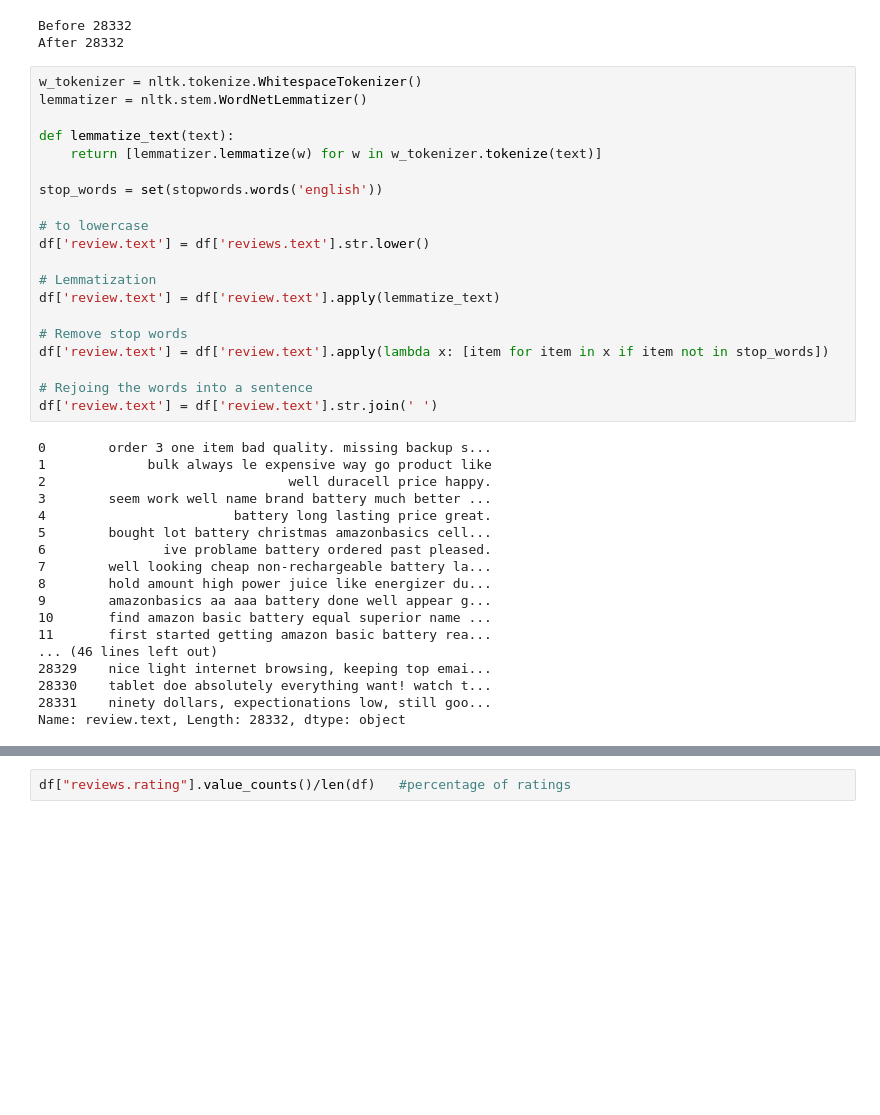
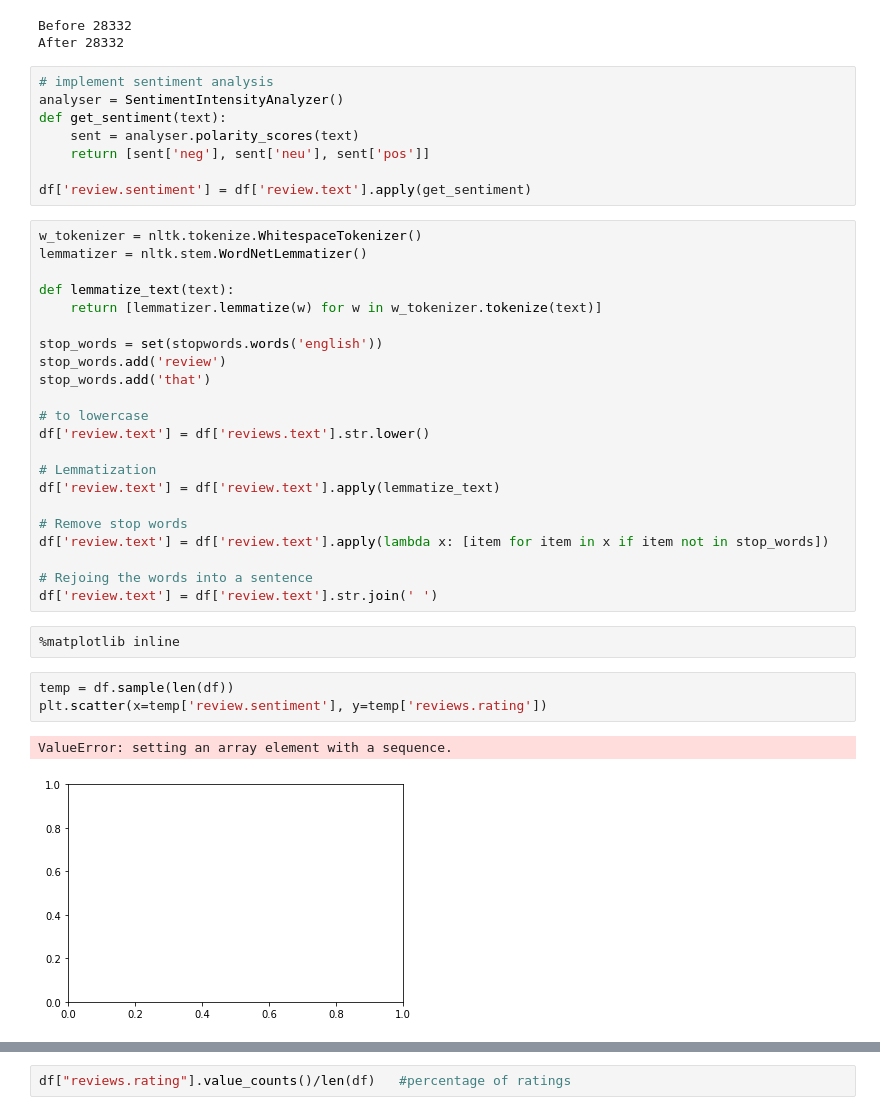
Before and after one commit to Naveen8297/irta, a Jupyter notebook: amazon.ipynb, the cells around one changed output, grey strips where cells are left out. Cells and saved outputs as stored; diff of their text form; blank space fills up the shorter version.

```diff
--- a/amazon.ipynb
+++ b/amazon.ipynb
@@ -92,6 +94,14 @@ dataAfter["reviews.rating"] = dataAfter["reviews.rating"].astype(int)
 # %% [output]
 Before 28332
 After 28332
+# %%
+# implement sentiment analysis
+analyser = SentimentIntensityAnalyzer()
+def get_sentiment(text):
+    sent = analyser.polarity_scores(text)
+    return [sent['neg'], sent['neu'], sent['pos']]
+
+df['review.sentiment'] = df['review.text'].apply(get_sentiment)
 # %%
 w_tokenizer = nltk.tokenize.WhitespaceTokenizer()
 lemmatizer = nltk.stem.WordNetLemmatizer()
@@ -100,6 +110,8 @@ def lemmatize_text(text):
     return [lemmatizer.lemmatize(w) for w in w_tokenizer.tokenize(text)]
 
 stop_words = set(stopwords.words('english'))
+stop_words.add('review')
+stop_words.add('that')
 
 # to lowercase
 df['review.text'] = df['reviews.text'].str.lower()
@@ -112,21 +124,11 @@ df['review.text'] = df['review.text'].apply(lambda x: [item for item in x if ite
 
 # Rejoing the words into a sentence
 df['review.text'] = df['review.text'].str.join(' ')
-# %% [output]
-0        order 3 one item bad quality. missing backup s...
-1             bulk always le expensive way go product like
-2                               well duracell price happy.
-3        seem work well name brand battery much better ...
-4                        battery long lasting price great.
-5        bought lot battery christmas amazonbasics cell...
-6               ive problame battery ordered past pleased.
-7        well looking cheap non-rechargeable battery la...
-8        hold amount high power juice like energizer du...
-9        amazonbasics aa aaa battery done well appear g...
-10       find amazon basic battery equal superior name ...
-11       first started getting amazon basic battery rea...
-... (46 lines left out)
-28329    nice light internet browsing, keeping top emai...
-28330    tablet doe absolutely everything want! watch t...
-28331    ninety dollars, expectionations low, still goo...
-Name: review.text, Length: 28332, dtype: object
+# %%
+%matplotlib inline
+# %%
+temp = df.sample(len(df))
+plt.scatter(x=temp['review.sentiment'], y=temp['reviews.rating'])
+# %% [output]
+ValueError: setting an array element with a sequence.
+[figure, added]
```
Also changed, not shown: parts of 5 cells of this notebook.
